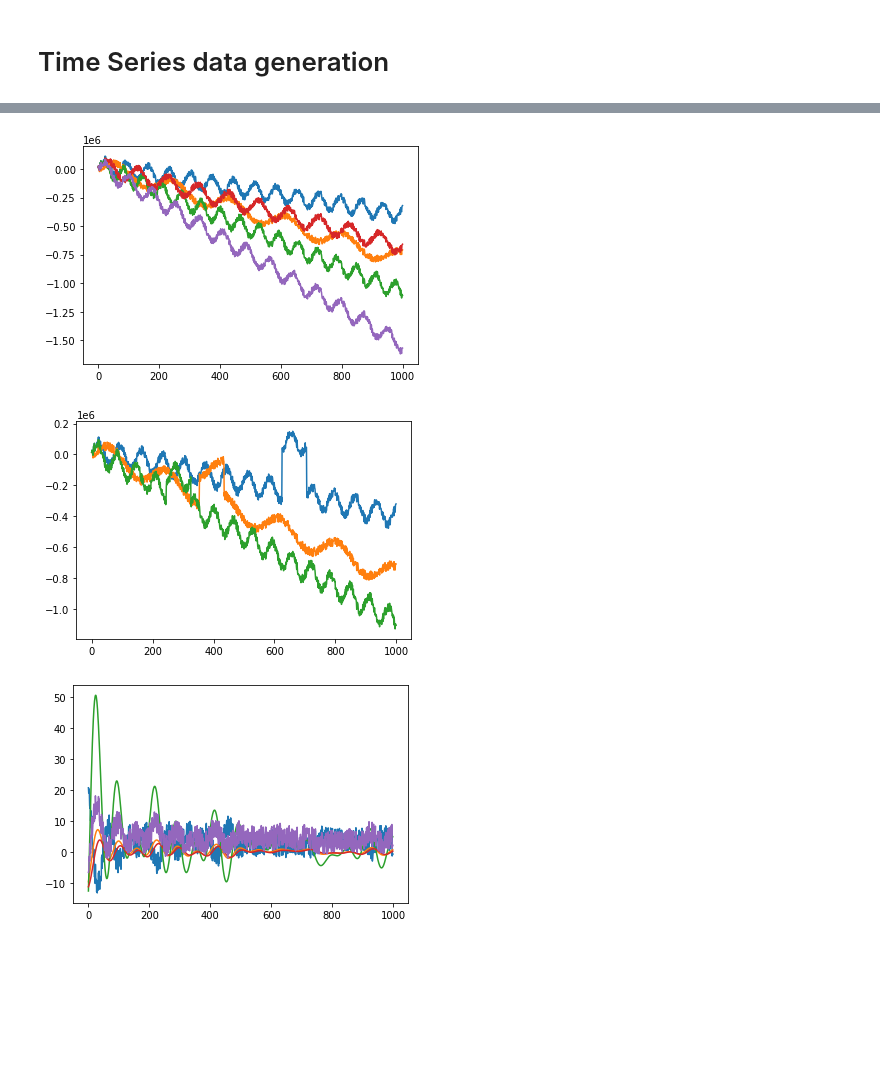
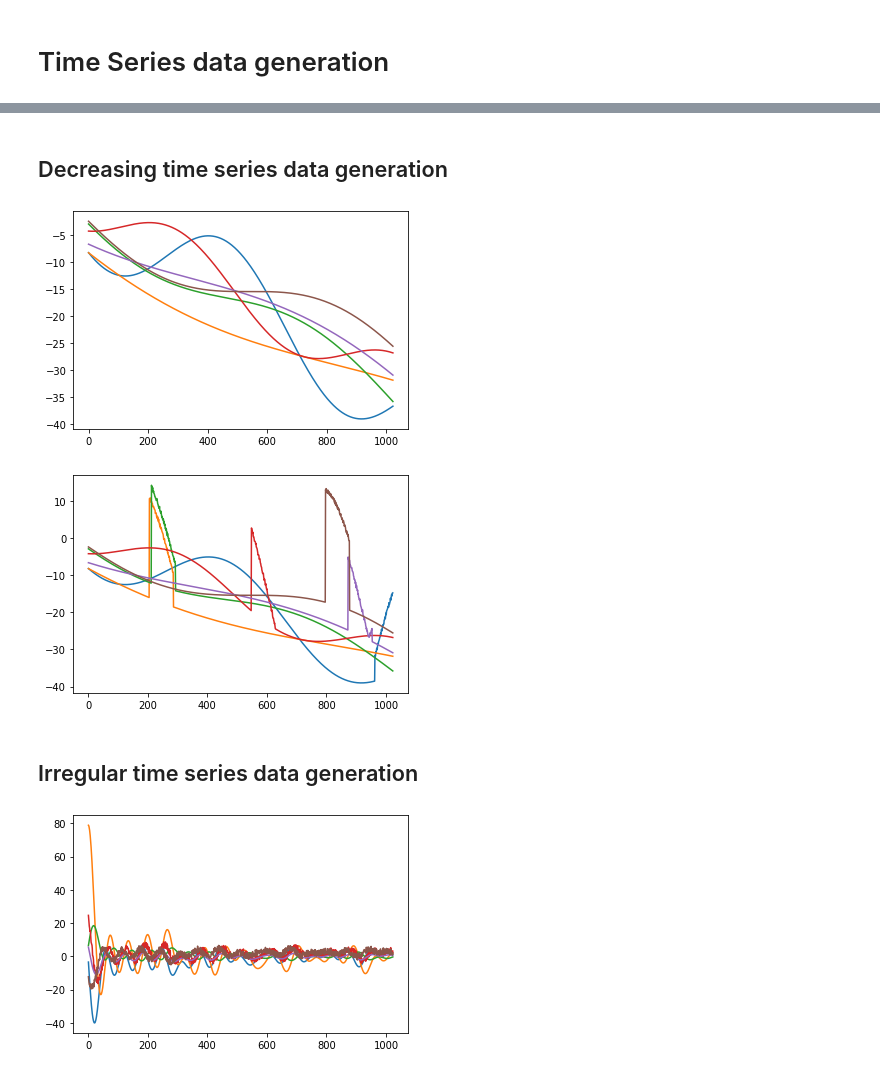
Before and after one commit to OscarCabreraRodriguez/TimeSeriesAnomalyDetection, a Jupyter notebook: ADND.ipynb, the cells around one changed output, grey strips where cells are left out. Saved outputs shown, nothing was run; the diff lists cells and outputs as text; code cells hidden in the pictures; blank space fills up the shorter version.

```diff
--- a/ADND.ipynb
+++ b/ADND.ipynb
@@ -96,13 +106,14 @@ p1 = np.random.rand(200)
 a1 = np.random.rand(200)
 w1 = np.ones(200)*0.02
 
-x = np.arange(start=0, stop=(1000))
+x = np.arange(start=0, stop=(1024))
 peak=np.zeros(1000)
-# We will create 200 time series, we will multiply the w phase and amplitude
+
+# We will create 1000 time series, we will multiply the w phase and amplitude
 # to obtain different results
 yValues = []
-peak = np.zeros(1000)
-for i in range(1,200):
+peak = np.zeros(1024)
+for i in range(0,1000):
     rand_w = np.random.uniform(0.3,1)
     rand = np.random.uniform(0,1)
     y=timeseries(a1*rand,w1*rand_w,p1*rand,x)
@@ -124,47 +135,46 @@ for i in range(0,len(yValues)):
+# %% [markdown]
+## Decreasing time series data generation
 # %%
-p2 = np.random.rand(200)
-a2 = np.random.randint(100,600,200)
+p2 = np.ones(200)
+a2 = np.ones(200)
 w2 = np.ones(200)
 
 b = np.ones(200)
 
-x = np.arange(start=0, stop=(1000))
+x = np.arange(start=0, stop=(1024))
 yValuesDec = []
-for i in range(1,200):
-    rand_w = np.random.uniform(0.02,0.1)
-    rand = np.random.uniform(1,10)
-    y = timeseriesDec(a2,w2*rand_w,p2,x,b*rand)
+for i in range(0,1000):
+    rand_w = np.random.uniform(0.002,0.01)
+    rand_s = np.random.uniform(0.0002,0.0001)
+    rand = np.random.uniform(0,3)
+    rand_a = np.random.uniform(0.02,0.05)
+    y = timeseriesDec(rand_a*a2,w2*rand_w,p2*rand,x,b*rand_s)
     yValuesDec.append(y)
     if i <= 5:
         plt.plot(x,y)
-
-
-
-#z = (np.sin(x*0.02-150)*400-4*x)+0.4*(10**15)
-
-
-#plt.plot(x,z)
 # %% [output]
-[figure, old version]
+[figure, new version]
 # %%
 # We will create 200 time series with spikes
 ySpikesDec = []
 for i in range(0,len(yValuesDec)):
     y, peakDec = timeseriesPeakDec(yValuesDec[i],x)
     ySpikesDec.append((y,peakDec))
-    if i <= 2:
+    if i <= 5:
         plt.plot(x,y)
 # %% [output]
-[figure, old version]
+[figure, new version]
+# %% [markdown]
+## Irregular time series data generation
 # %%
 w3 = np.random.rand(200)*0.1#+0.1
 p3 = np.random.rand(200)
 a3 = np.random.rand(200)*0.1#+0.1
 
-x = np.arange(start=0, stop=1000)
+x = np.arange(start=0, stop=1024)
 
 yValuesupdwn = []
-for i in range(1,200):
+for i in range(0,1000):
   randa = np.random.uniform(1,10)
   randp = np.random.uniform(1,20)
   y = updwntimeseries(a3*randa,w3,p3+randp,x)
@@ -172,7 +182,7 @@ for i in range(1,200):
   if i <= 5:
       plt.plot(x,y)
 # %% [output]
-[figure, old version]
+[figure, new version]
 # %%
 ySpikesupdwn = []
 for i in range(0,len(yValuesupdwn)):
```
Also changed, not shown: parts of 65 cells of this notebook.
